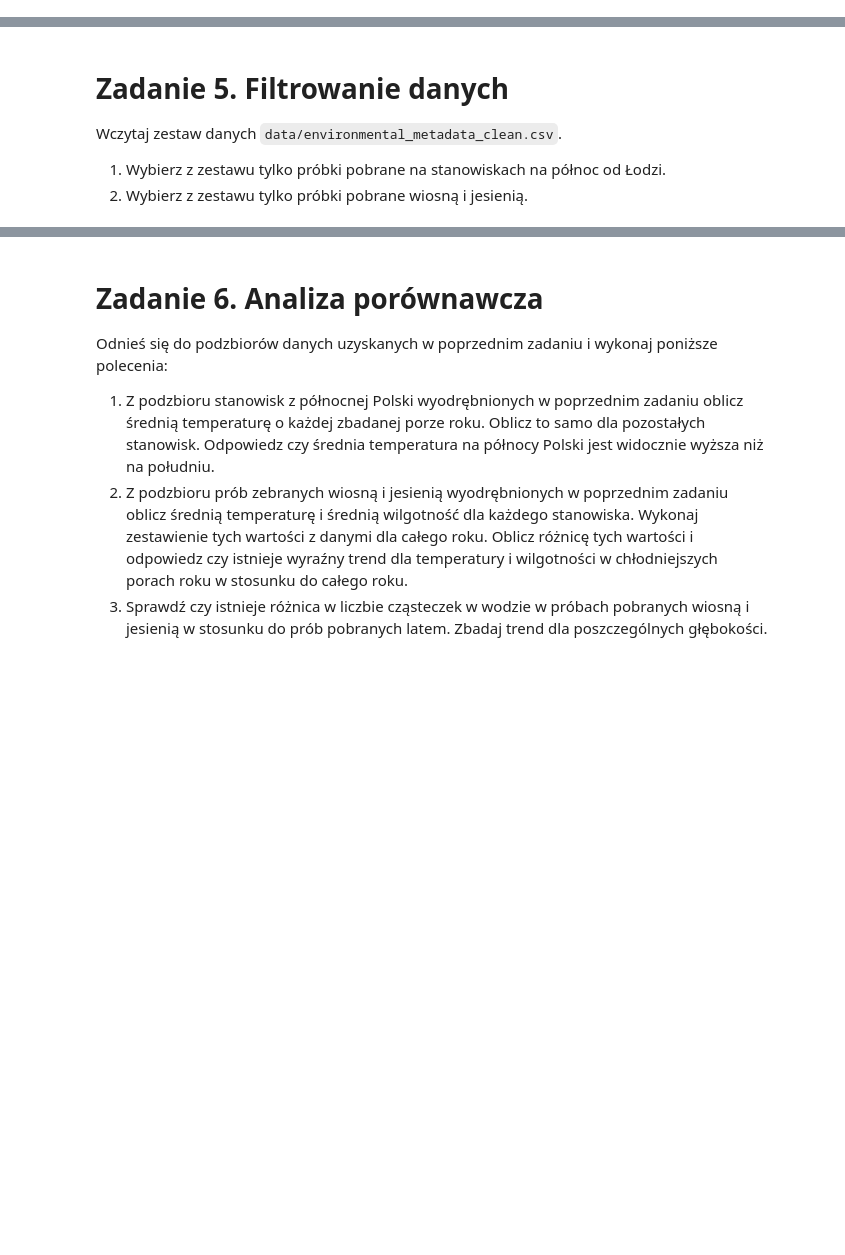
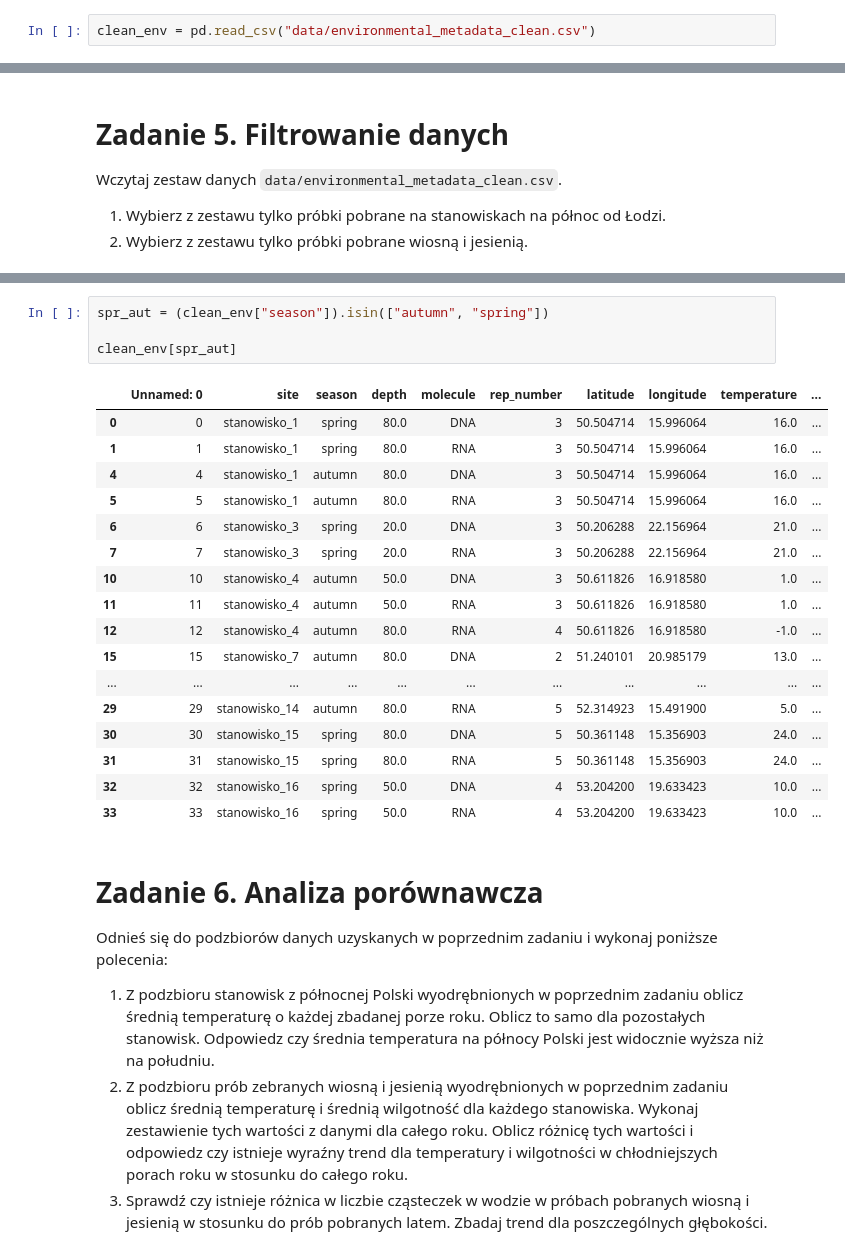
Before and after one commit to ligusoliwia/podstawy_programowania, a Jupyter notebook: moduły python/prace domowe/pandas_1.ipynb, the cells around one changed output, grey strips where cells are left out. Saved outputs shown, nothing was run; the diff lists cells and outputs as text; blank space fills up the shorter version.

```diff
--- a/moduły python/prace domowe/pandas_1.ipynb
+++ b/moduły python/prace domowe/pandas_1.ipynb
@@ -97,3 +283,5 @@ Wczytaj oczyszczony zestaw danych `data/environmental_metadata_clean.csv`.
 1. Zbadaj ile powtórzeń każdej próby pozostało w zbiorze dla każdego stanowiska, w każdym sezonie, z każdej głębokości i dla każdej molekuły.
 2. Oblicz średnią temperaturę i wilgotność jaka panowała w momencie poboru prób na każdym stanowisku w każdej porze roku.
 3. Sprawdź ile średnio cząsteczek występowało w próbce na jesień, na głębokości 50 cm na stanowisku trzecim i czwartym.
+# %%
+clean_env = pd.read_csv("data/environmental_metadata_clean.csv")
@@ -107,3 +369,25 @@ Wczytaj zestaw danych `data/environmental_metadata_clean.csv`.
+# %%
+spr_aut = (clean_env["season"]).isin(["autumn", "spring"])
+
+clean_env[spr_aut]
+# %% [output]
+|  | Unnamed: 0 | site | season | depth | molecule | rep_number | latitude | longitude | temperature | ... |
+| 0 | 0 | stanowisko_1 | spring | 80.0 | DNA | 3 | 50.504714 | 15.996064 | 16.0 | ... |
+| 1 | 1 | stanowisko_1 | spring | 80.0 | RNA | 3 | 50.504714 | 15.996064 | 16.0 | ... |
+| 4 | 4 | stanowisko_1 | autumn | 80.0 | DNA | 3 | 50.504714 | 15.996064 | 16.0 | ... |
+| 5 | 5 | stanowisko_1 | autumn | 80.0 | RNA | 3 | 50.504714 | 15.996064 | 16.0 | ... |
+| 6 | 6 | stanowisko_3 | spring | 20.0 | DNA | 3 | 50.206288 | 22.156964 | 21.0 | ... |
+| 7 | 7 | stanowisko_3 | spring | 20.0 | RNA | 3 | 50.206288 | 22.156964 | 21.0 | ... |
+| 10 | 10 | stanowisko_4 | autumn | 50.0 | DNA | 3 | 50.611826 | 16.918580 | 1.0 | ... |
+| 11 | 11 | stanowisko_4 | autumn | 50.0 | RNA | 3 | 50.611826 | 16.918580 | 1.0 | ... |
+| 12 | 12 | stanowisko_4 | autumn | 80.0 | RNA | 4 | 50.611826 | 16.918580 | -1.0 | ... |
+| 15 | 15 | stanowisko_7 | autumn | 80.0 | DNA | 2 | 51.240101 | 20.985179 | 13.0 | ... |
+| ... | ... | ... | ... | ... | ... | ... | ... | ... | ... | ... |
+| 29 | 29 | stanowisko_14 | autumn | 80.0 | RNA | 5 | 52.314923 | 15.491900 | 5.0 | ... |
+| 30 | 30 | stanowisko_15 | spring | 80.0 | DNA | 5 | 50.361148 | 15.356903 | 24.0 | ... |
+| 31 | 31 | stanowisko_15 | spring | 80.0 | RNA | 5 | 50.361148 | 15.356903 | 24.0 | ... |
+| 32 | 32 | stanowisko_16 | spring | 50.0 | DNA | 4 | 53.204200 | 19.633423 | 10.0 | ... |
+| 33 | 33 | stanowisko_16 | spring | 50.0 | RNA | 4 | 53.204200 | 19.633423 | 10.0 | ... |
 # %% [markdown]
 # Zadanie 6. Analiza porównawcza
 
```
Also changed, not shown: parts of 27 cells of this notebook, 8 other files.
